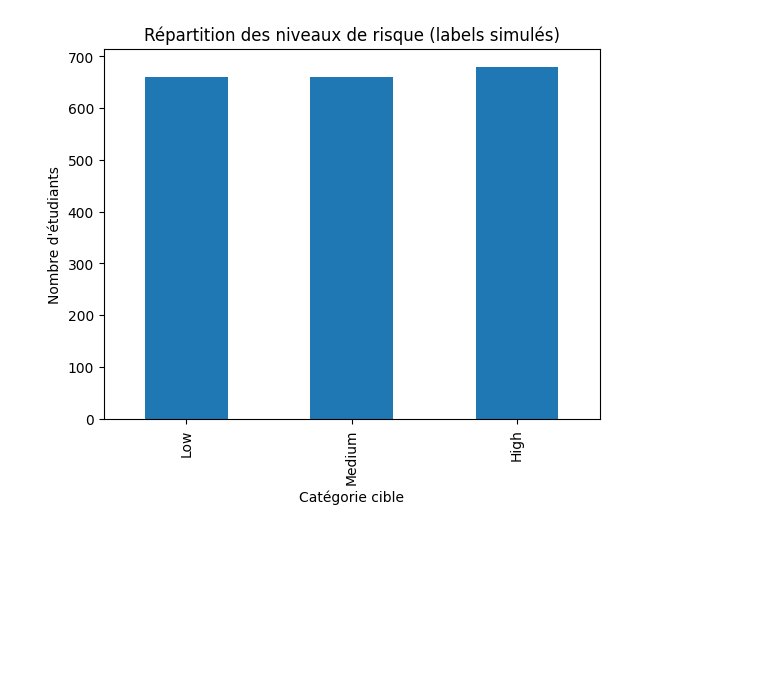
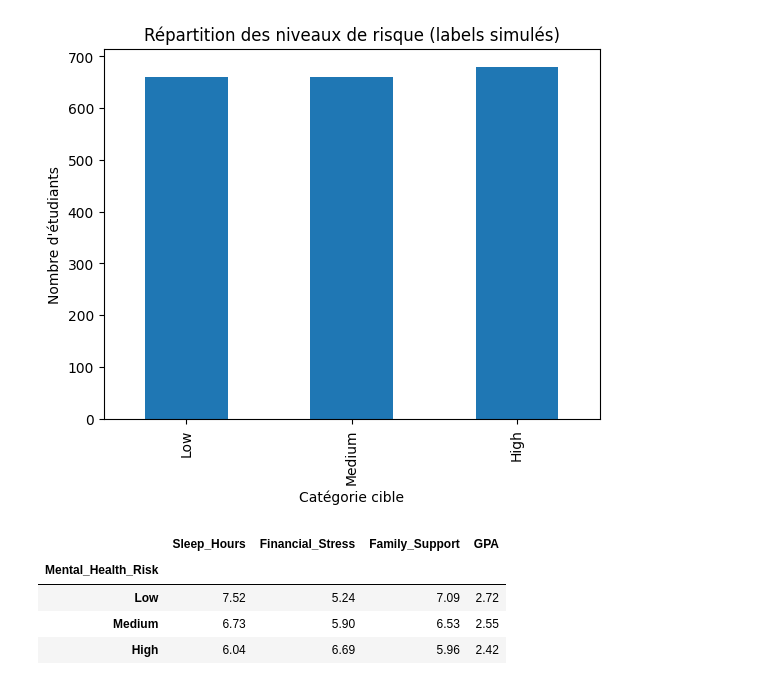
Before and after one commit to zakaryahari/student-mental-health-risk-prediction, a Jupyter notebook: notebooks/01_EDA_Student_Mental_Health.ipynb, the cells around one changed output. Cells and saved outputs as stored; diff of their text form; code cells hidden in the pictures; blank space fills up the shorter version.

Commit message:
feat : Relations entre les variables explicatives et la cible

```diff
--- a/notebooks/01_EDA_Student_Mental_Health.ipynb
+++ b/notebooks/01_EDA_Student_Mental_Health.ipynb
@@ -194,3 +194,13 @@ Medium    33.0
 Low       33.0
 Name: proportion, dtype: float64
 [figure]
+# %%
+variables_a_comparer = ["Sleep_Hours", "Financial_Stress", "Family_Support", "GPA"]
+moyennes = df.groupby("Mental_Health_Risk")[variables_a_comparer].mean()
+display(moyennes.loc[ordre].round(2))
+# %% [output]
+|  | Sleep_Hours | Financial_Stress | Family_Support | GPA |
+| Mental_Health_Risk |  |  |  |  |
+| Low | 7.52 | 5.24 | 7.09 | 2.72 |
+| Medium | 6.73 | 5.90 | 6.53 | 2.55 |
+| High | 6.04 | 6.69 | 5.96 | 2.42 |
```
